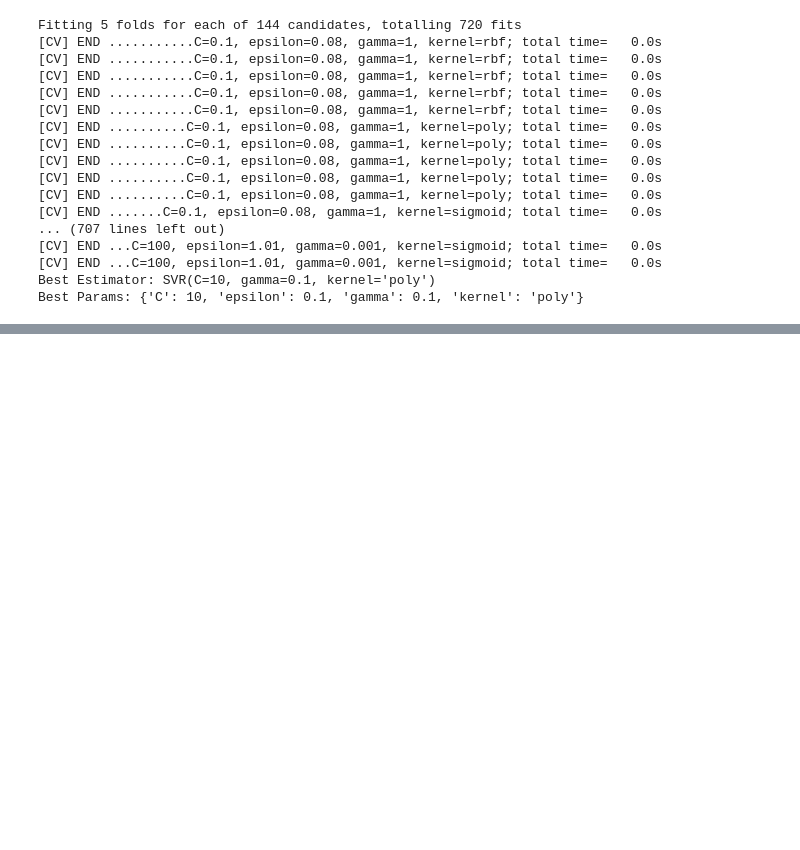
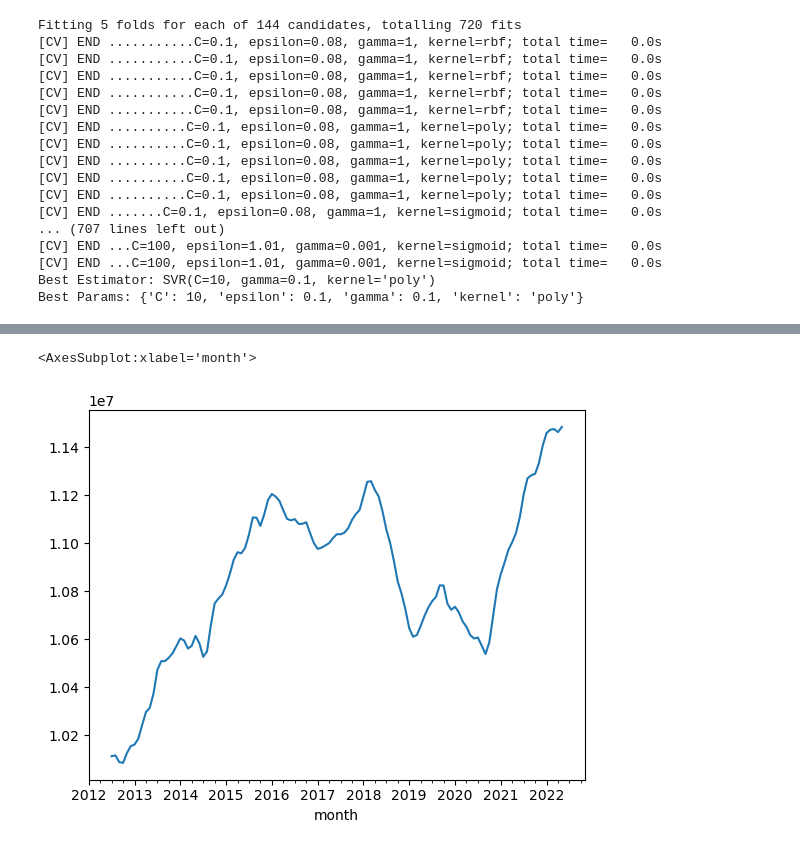
Before and after one commit to colmo786/energy_demand, a Jupyter notebook: python/ED_monthly_dag.ipynb, the cells around one changed output, grey strips where cells are left out. Drawn from its saved outputs; the diff is of its cells as text; code cells hidden in the pictures; blank space fills up the shorter version.

```diff
--- a/python/ED_monthly_dag.ipynb
+++ b/python/ED_monthly_dag.ipynb
@@ -1961,0 +1971,6 @@ Best Params: {'C': 10, 'epsilon': 0.1, 'gamma': 0.1, 'kernel': 'poly'}
+# %%
+sd_12 = seasonal_decompose(df.set_index('month')[['hist_value']], period=12)
+sd_12.trend.plot()
+# %% [output]
+<AxesSubplot:xlabel='month'>
+[figure, added]
```
Also changed, not shown: parts of 2 cells of this notebook, 4 other files.
